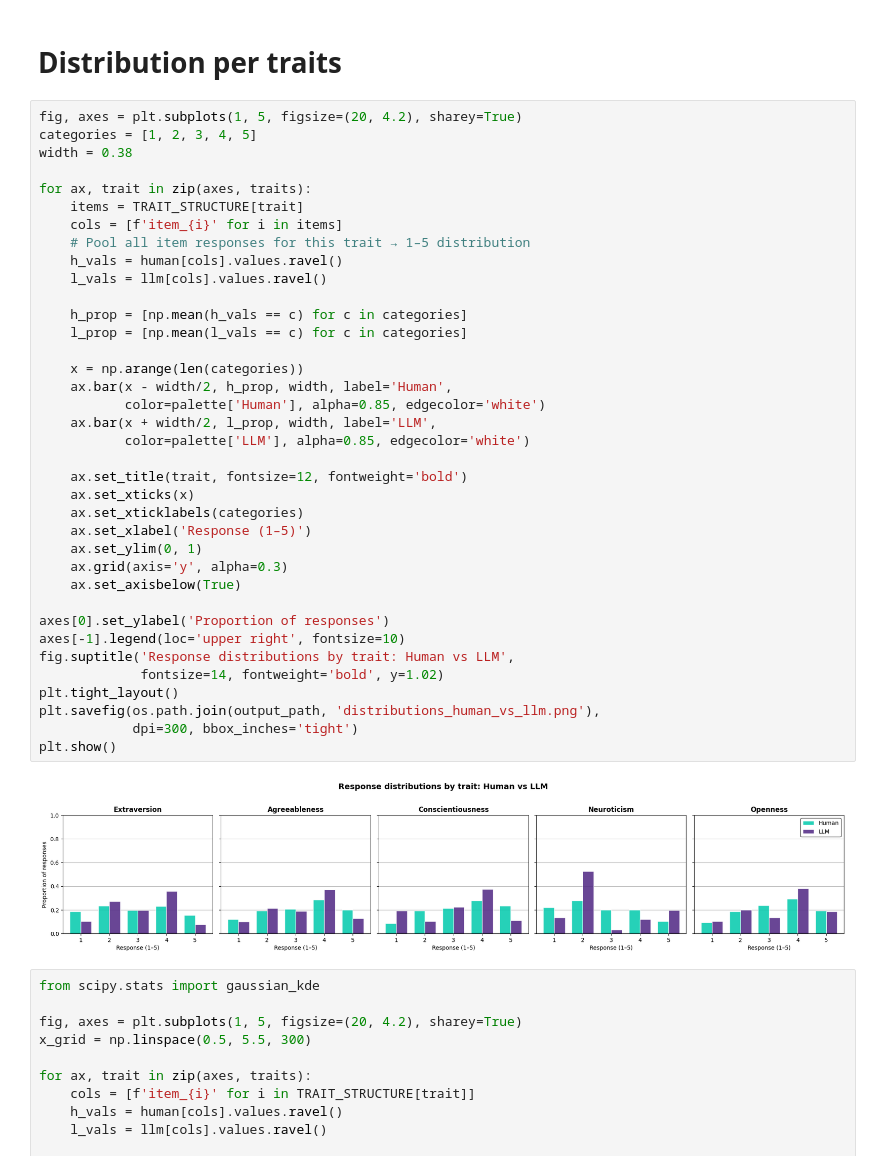
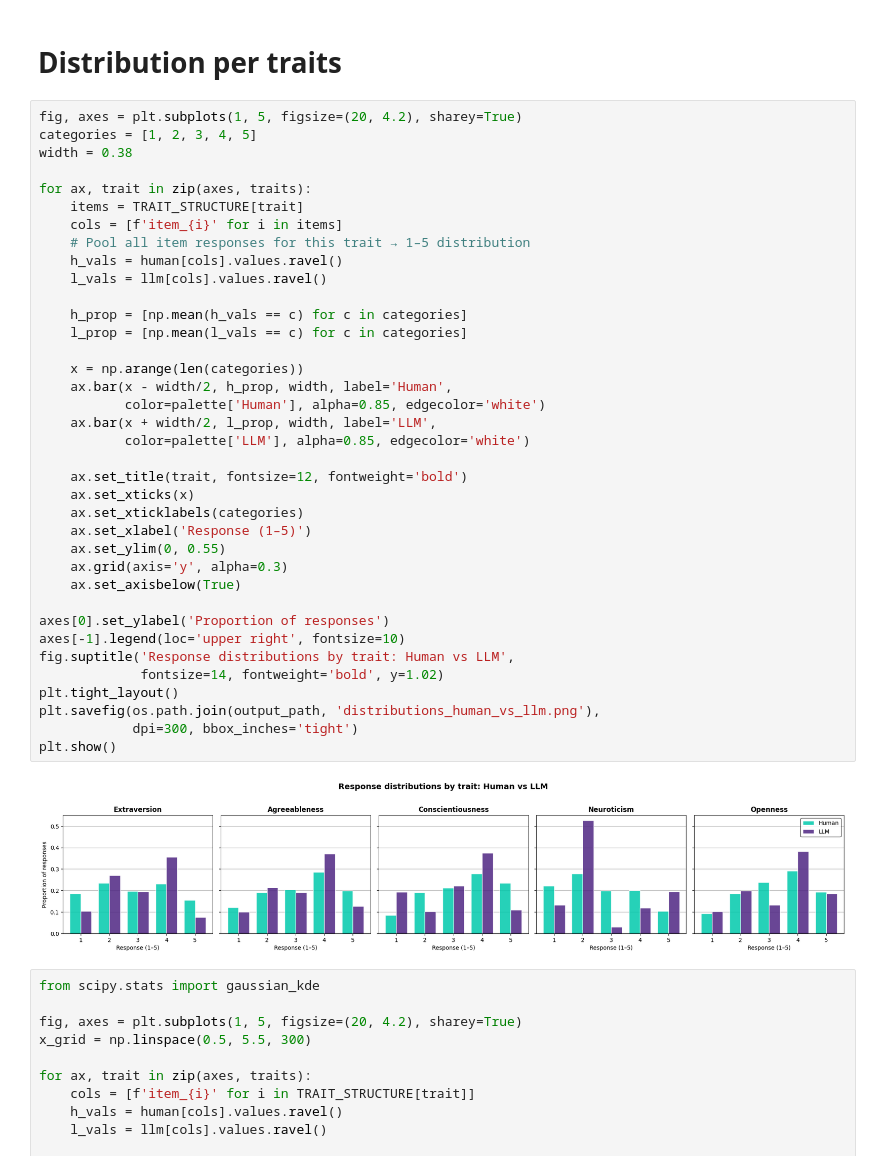
Before and after one commit to arshchowdhry1998/Human-and-LLM-distribution-, a Jupyter notebook: visualization/visualization.ipynb, the cells around one changed output. Saved outputs shown, nothing was run; the diff lists cells and outputs as text.

Commit message:
visualization: update

```diff
--- a/visualization/visualization.ipynb
+++ b/visualization/visualization.ipynb
@@ -142,35 +142,35 @@ for ax, trait in zip(axes, traits):
     cols = [f'item_{i}' for i in items]
     # Pool all item responses for this trait → 1–5 distribution
     h_vals = human[cols].values.ravel()
     l_vals = llm[cols].values.ravel()
 
     h_prop = [np.mean(h_vals == c) for c in categories]
     l_prop = [np.mean(l_vals == c) for c in categories]
 
     x = np.arange(len(categories))
     ax.bar(x - width/2, h_prop, width, label='Human',
            color=palette['Human'], alpha=0.85, edgecolor='white')
     ax.bar(x + width/2, l_prop, width, label='LLM',
            color=palette['LLM'], alpha=0.85, edgecolor='white')
 
     ax.set_title(trait, fontsize=12, fontweight='bold')
     ax.set_xticks(x)
     ax.set_xticklabels(categories)
     ax.set_xlabel('Response (1–5)')
-    ax.set_ylim(0, 1)
+    ax.set_ylim(0, 0.55)
     ax.grid(axis='y', alpha=0.3)
     ax.set_axisbelow(True)
 
 axes[0].set_ylabel('Proportion of responses')
 axes[-1].legend(loc='upper right', fontsize=10)
 fig.suptitle('Response distributions by trait: Human vs LLM',
              fontsize=14, fontweight='bold', y=1.02)
 plt.tight_layout()
 plt.savefig(os.path.join(output_path, 'distributions_human_vs_llm.png'),
             dpi=300, bbox_inches='tight')
 plt.show()
 # %% [output]
-[figure, old version]
+[figure, new version]
 # %%
 from scipy.stats import gaussian_kde
 
```
Also changed, not shown: 1 other file.
